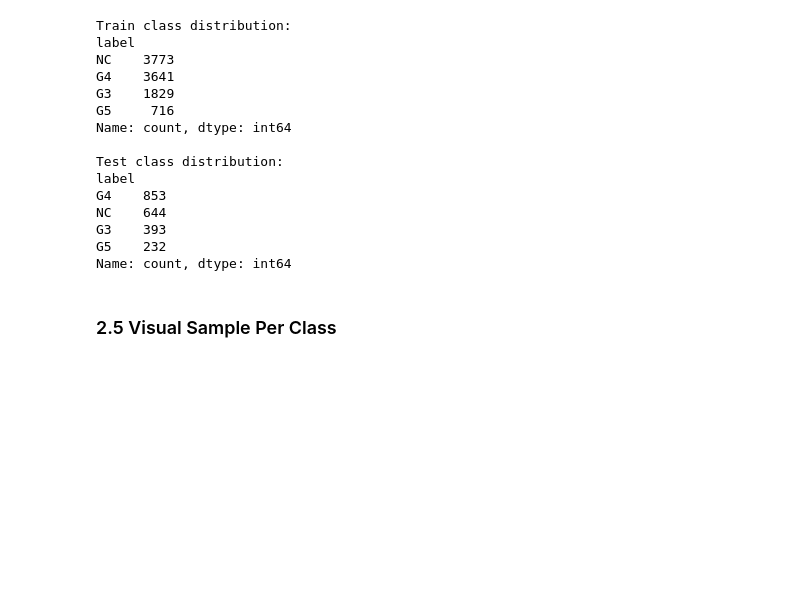
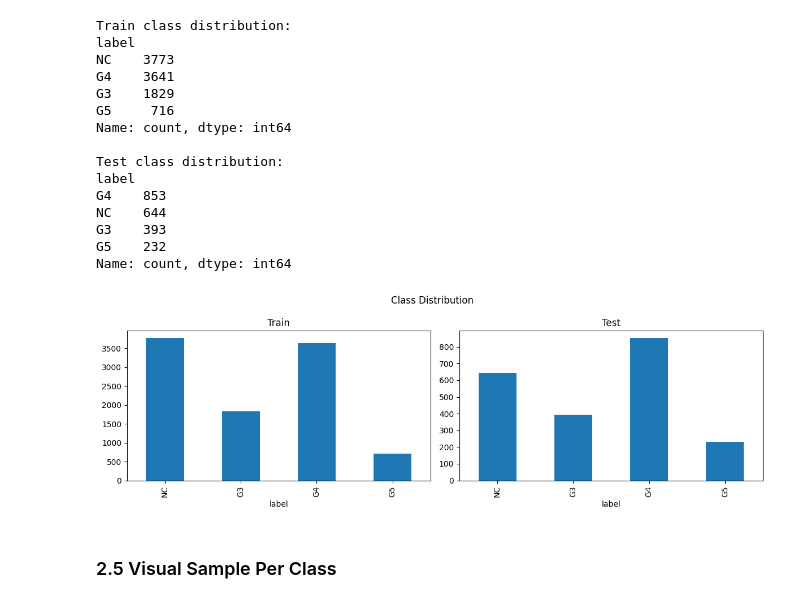
Before and after one commit to PapiWinnie/degradation-aware-prostate-grading, a Jupyter notebook: degradation_aware_prostate_grading_w00.ipynb, the cells around one changed output. Saved outputs shown, nothing was run; the diff lists cells and outputs as text; code cells hidden in the pictures; blank space fills up the shorter version.

```diff
--- a/degradation_aware_prostate_grading_w00.ipynb
+++ b/degradation_aware_prostate_grading_w00.ipynb
@@ -132,7 +137,7 @@ set()
 The dataset stores labels in one-hot format, meaning each row has four columns (NC, G3, G4, G5) and exactly one of them is a 1. That’s fine for training a model, but it makes it impossible to quickly ask “how many G3 images do we have?” You can’t count a column of 1s and 0s easily across four separate columns. So the goal here is to collapse those four columns into one readable label per row, then count.
 # %%
 def get_label(row):
-  for col in ['NC','G3','G4','G5']
+  for col in ['NC','G3','G4','G5']:
     if row[col] == 1:
       return col
 
@@ -162,6 +167,17 @@ NC    644
 G3    393
 G5    232
 Name: count, dtype: int64
+# %%
+fig, axes = plt.subplots(1, 2, figsize=(12, 4))
+
+df_train['label'].value_counts().reindex(['NC','G3','G4','G5']).plot(kind='bar', ax=axes[0], title='Train')
+df_test['label'].value_counts().reindex(['NC','G3','G4','G5']).plot(kind='bar', ax=axes[1], title='Test')
+
+plt.suptitle('Class Distribution')
+plt.tight_layout()
+plt.show()
+# %% [output]
+[figure, added]
 # %% [markdown]
 ### 2.5 Visual Sample Per Class
 # %%
```
Also changed, not shown: parts of 10 cells of this notebook.
